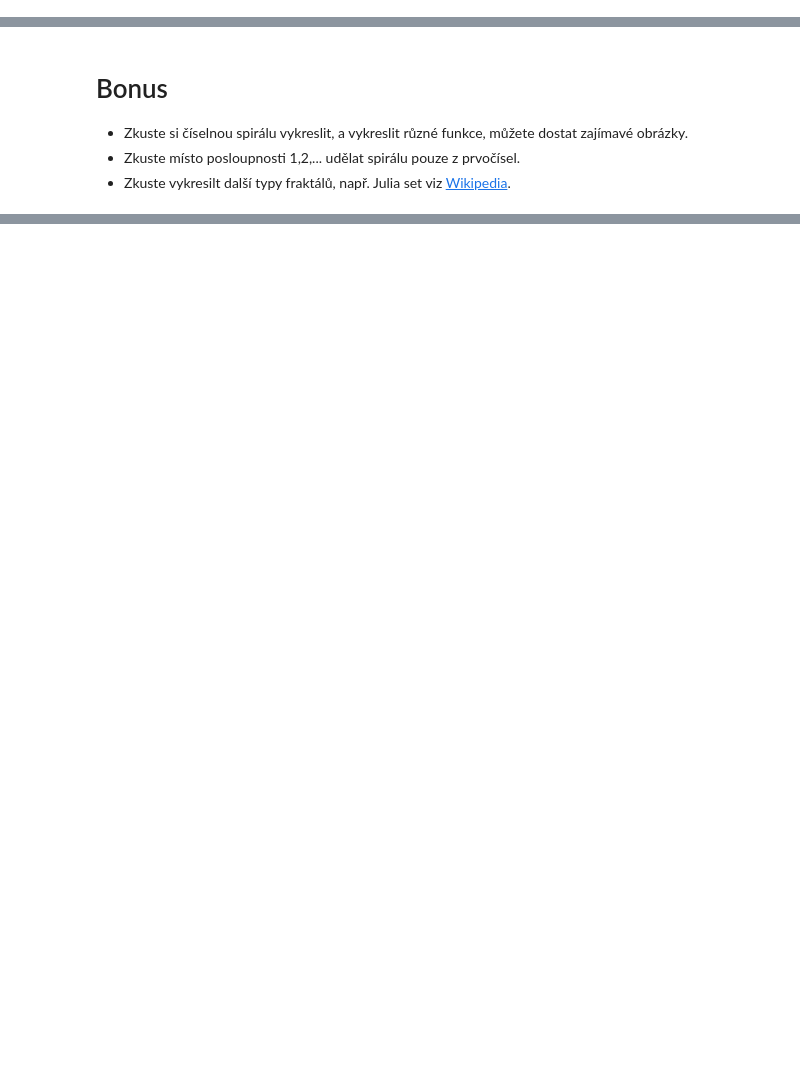
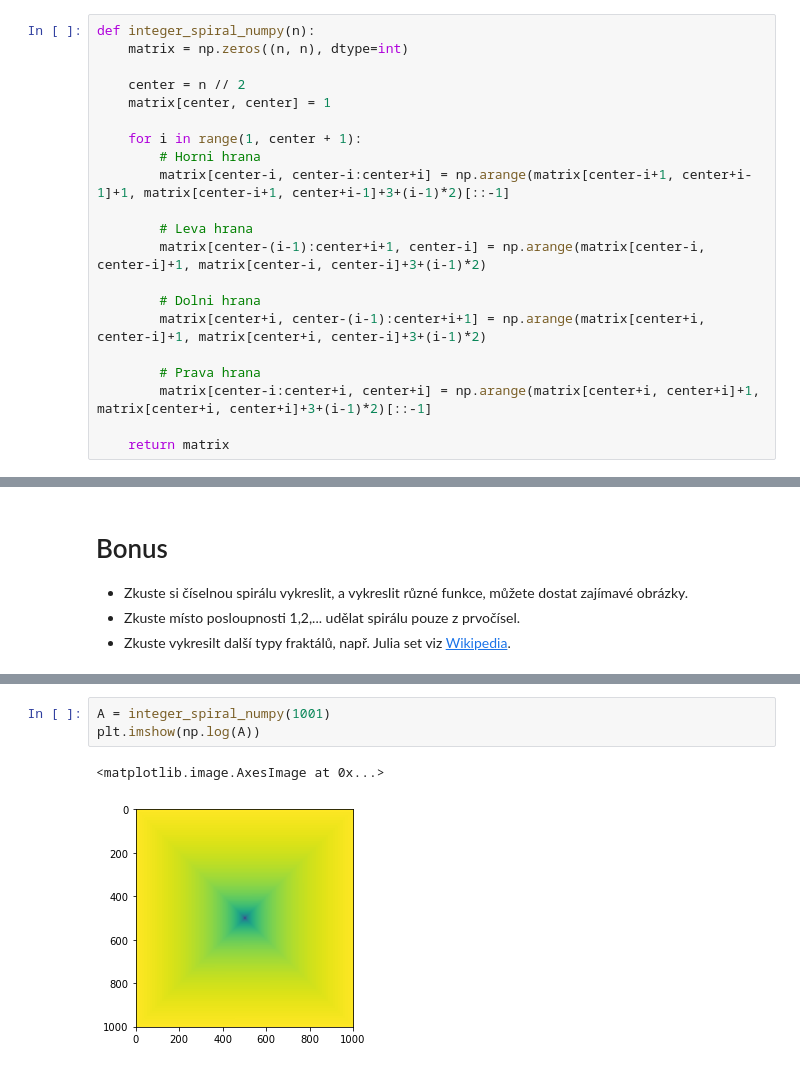
Before and after one commit to STE0493/VVP_cv_du, a Jupyter notebook: úkoly/03_ukoly.ipynb, the cells around one changed output, grey strips where cells are left out. Cells and saved outputs as stored; diff of their text form; blank space fills up the shorter version.

```diff
--- a/úkoly/03_ukoly.ipynb
+++ b/úkoly/03_ukoly.ipynb
@@ -217 +190,22 @@ def integer_spiral_numpy(n):
+# %%
+def integer_spiral_numpy(n):
+    matrix = np.zeros((n, n), dtype=int)
+
+    center = n // 2
+    matrix[center, center] = 1
+
+    for i in range(1, center + 1):
+        # Horni hrana
+        matrix[center-i, center-i:center+i] = np.arange(matrix[center-i+1, center+i-1]+1, matrix[center-i+1, center+i-1]+3+(i-1)*2)[::-1]
+
+        # Leva hrana
+        matrix[center-(i-1):center+i+1, center-i] = np.arange(matrix[center-i, center-i]+1, matrix[center-i, center-i]+3+(i-1)*2)
+
+        # Dolni hrana
+        matrix[center+i, center-(i-1):center+i+1] = np.arange(matrix[center+i, center-i]+1, matrix[center+i, center-i]+3+(i-1)*2)
+
+        # Prava hrana
+        matrix[center-i:center+i, center+i] = np.arange(matrix[center+i, center+i]+1, matrix[center+i, center+i]+3+(i-1)*2)[::-1]
+
+    return matrix
 # %%
@@ -264,0 +299,6 @@ plt.imshow(np.sin(A*0.03))
+# %%
+A = integer_spiral_numpy(1001)
+plt.imshow(np.log(A))
+# %% [output]
+<matplotlib.image.AxesImage at 0x...>
+[figure, added]
```
Also changed, not shown: parts of 13 cells of this notebook, 1 other file.
